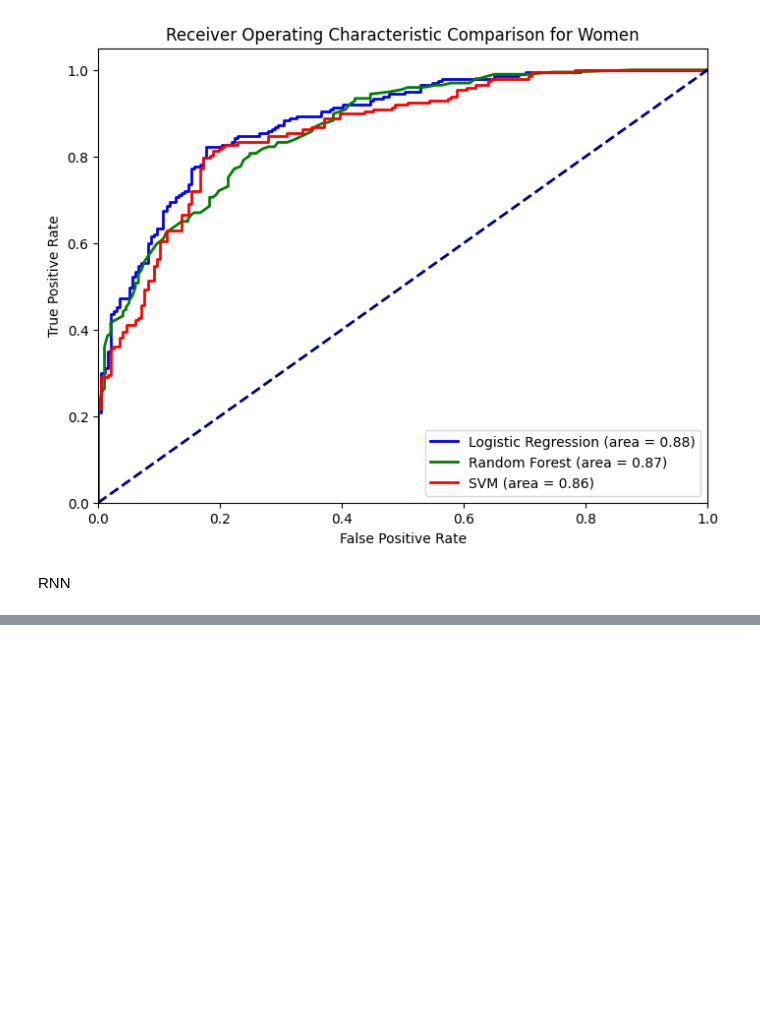
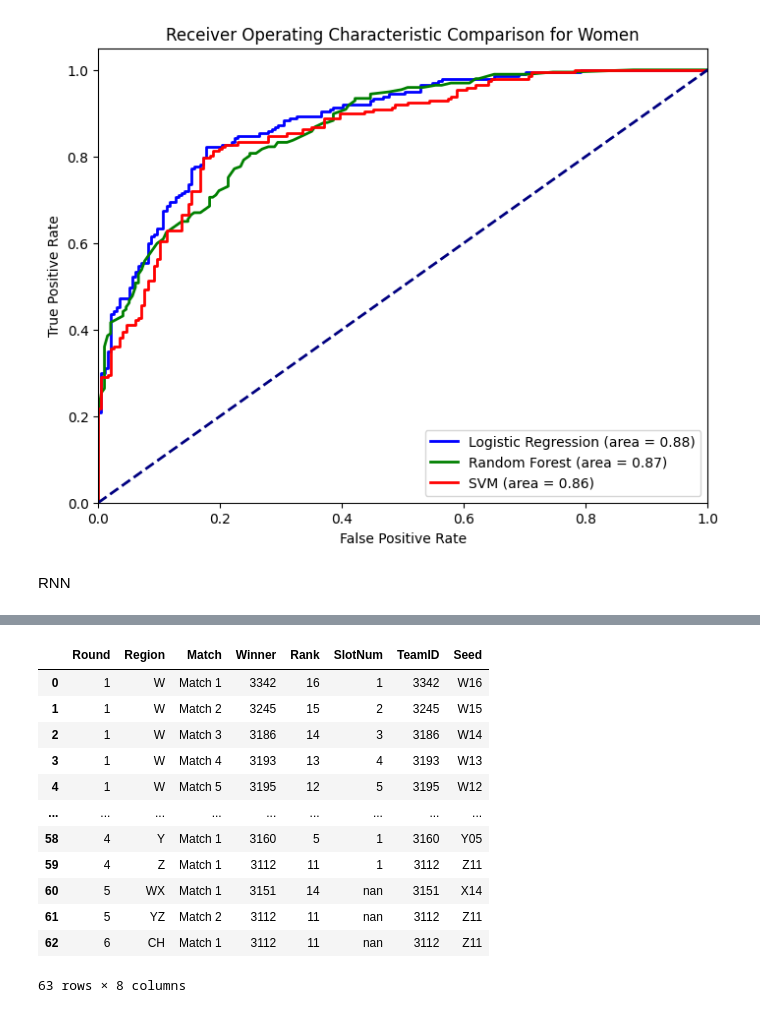
Before and after one commit to shailajgg/IDS705_MachineLearning_FinalProject, a Jupyter notebook: march-madeness-models.ipynb, the cells around one changed output, grey strips where cells are left out. Drawn from its saved outputs; the diff is of its cells as text; code cells hidden in the pictures; blank space fills up the shorter version.

```diff
--- a/march-madeness-models.ipynb
+++ b/march-madeness-models.ipynb
@@ -1317,0 +1643,22 @@ Confusion Matrix (Women):
+# %%
+
+team_ids = df_merge_W['TeamID_T'].unique().tolist()
+team_ids
+team_info_list = []
+for team_id in team_ids:
+    team_data = df_merge_W[df_merge_W['TeamID_T'] == team_id].iloc[0]  # 选择每个团队的第一个条目
+    team_info_list.append({'TeamID': team_id,
+                           '1stD1Season': team_data['Season'],
+                           'WinAccount': team_data['WinAccount_T'],
+                           'CompactAccount': team_data['CompactAccount_T'],
+                           'WinningRate': team_data['WinningRate_T']})
+
+team_info_W = pd.DataFrame(team_info_list)
+team_info_W.head()
+
+tourney_seeds_2024_W = tourney_seeds_2024[tourney_seeds_2024['Tournament']=='W']
+seeds_2024_W = tourney_seeds_2024_W.copy()
+seeds_2024_W['Region'] = seeds_2024_W['Seed'].str[0]
+seeds_2024_W['SeedRank'] = seeds_2024_W['Seed'].str[1:].astype(int)
+seeds_2024_W.reset_index(drop=True, inplace=True)
+seeds_2024_W.head()
@@ -1317,0 +1672,8 @@ Confusion Matrix (Women):
+# %%
+Team_combine = pd.merge(seeds_2024_W,team_info_W[['TeamID','1stD1Season',
+                                         'WinAccount','CompactAccount','WinningRate'
+                                        ]], left_on=['TeamID'], right_on=['TeamID'], how='left')
+
+teams_df_W = seeds_2024_W.copy()
+winners_df_W = simulate_tournament(model_W,teams_df_W)
+winners_df_W
@@ -1317,0 +1789,20 @@ Confusion Matrix (Women):
+# %%
+winners_info_W = pd.merge(winners_df_W,seeds_2024_W[['TeamID','Seed']],left_on=['Winner'], right_on=['TeamID'], how='left')
+winners_info_W = winners_info_W.rename(columns={'Seed_x':'Rank','Seed_y':'Seed'})
+winners_info_W['SlotNum'] = winners_info_W['SlotNum'].astype(str).apply(lambda x: x.rstrip('0').rstrip('.'))
+
+winners_info_W
+# %% [output]
+|  | Round | Region | Match | Winner | Rank | SlotNum | TeamID | Seed |
+| 0 | 1 | W | Match 1 | 3342 | 16 | 1 | 3342 | W16 |
+| 1 | 1 | W | Match 2 | 3245 | 15 | 2 | 3245 | W15 |
+| 2 | 1 | W | Match 3 | 3186 | 14 | 3 | 3186 | W14 |
+| 3 | 1 | W | Match 4 | 3193 | 13 | 4 | 3193 | W13 |
+| 4 | 1 | W | Match 5 | 3195 | 12 | 5 | 3195 | W12 |
+| ... | ... | ... | ... | ... | ... | ... | ... | ... |
+| 58 | 4 | Y | Match 1 | 3160 | 5 | 1 | 3160 | Y05 |
+| 59 | 4 | Z | Match 1 | 3112 | 11 | 1 | 3112 | Z11 |
+| 60 | 5 | WX | Match 1 | 3151 | 14 | nan | 3151 | X14 |
+| 61 | 5 | YZ | Match 2 | 3112 | 11 | nan | 3112 | Z11 |
+| 62 | 6 | CH | Match 1 | 3112 | 11 | nan | 3112 | Z11 |
+63 rows × 8 columns
```
Also changed, not shown: parts of 20 cells of this notebook.
